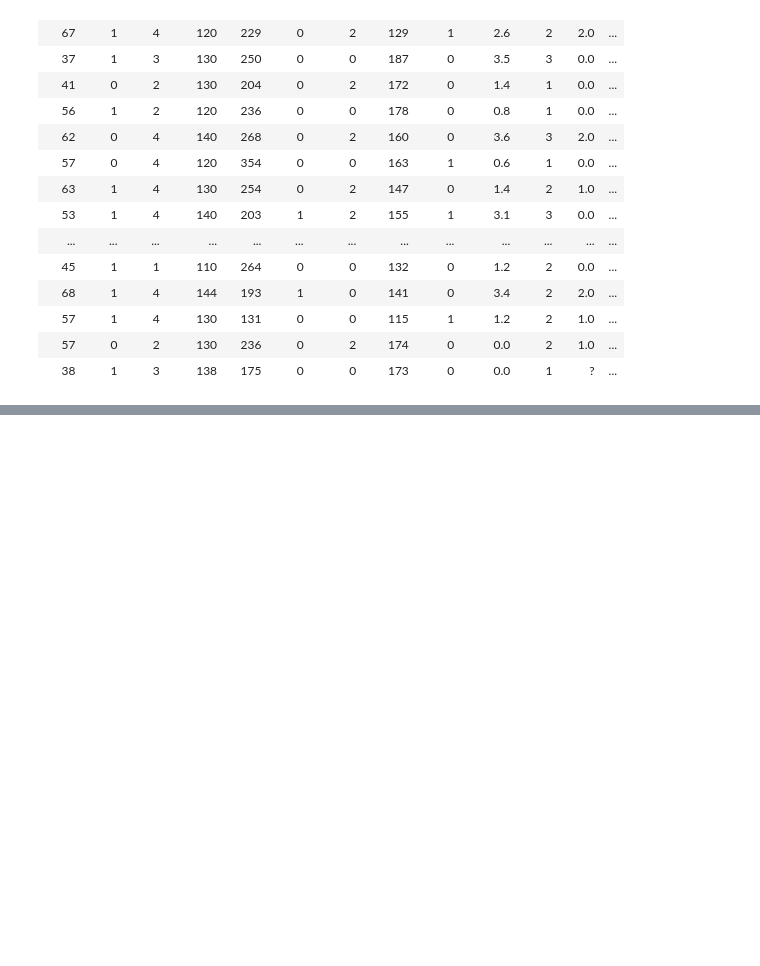
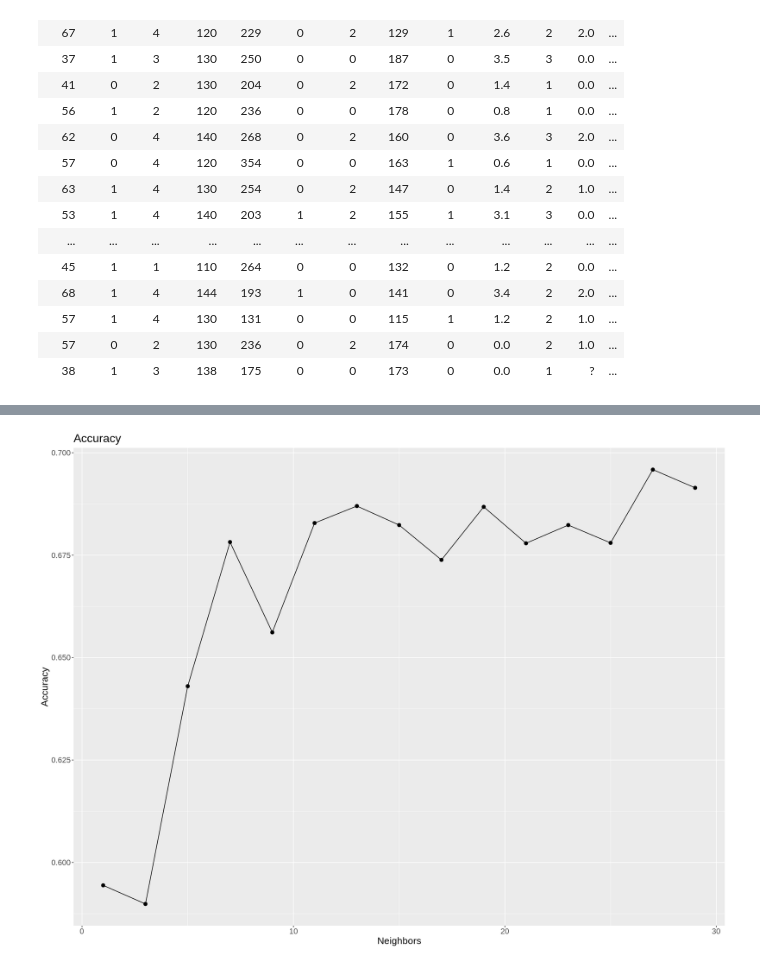
Before and after one commit to andyh031/dsci100-proj-group57, a Jupyter notebook: project.ipynb, the cells around one changed output, grey strips where cells are left out. Cells and saved outputs as stored; diff of their text form; code cells hidden in the pictures; blank space fills up the shorter version.

Commit message:
finish model code

```diff
--- a/project.ipynb
+++ b/project.ipynb
@@ -129,0 +159,25 @@ A tibble: 2 × 5
+# %%
+## Recipe
+set.seed(1500)
+
+heart_recipe <- recipe(status ~ ., data = heart_training) |>
+    step_scale(all_predictors()) |>
+    step_center(all_predictors())
+
+heart_spec <- nearest_neighbor(weight_func = "rectangular", neighbors = tune()) |>
+    set_engine("kknn") |>
+    set_mode("classification")
+
+heart_vfold <- vfold_cv(heart_training, v = 5, strata = status)
+
+gridvals <- tibble(neighbors = seq(from = 1, to = 30, by = 2))
+
+heart_results <- workflow() |>
+    add_recipe(heart_recipe) |>
+    add_model(heart_spec) |>
+    tune_grid(resamples = heart_vfold, grid = gridvals) |>
+    collect_metrics()
+
+accuracies <- heart_results |>
+    filter(.metric == "accuracy")
+accuracies
@@ -129,0 +222,11 @@ A tibble: 2 × 5
+# %%
+accuracy_plot <- accuracies |>
+    ggplot(aes(x = neighbors, y = mean)) +
+    geom_point(size = 2.5) +
+    geom_line() +
+    labs(x = "Neighbors", y = "Accuracy", title = "Accuracy") +
+    theme(text = element_text(size = 16))
+
+accuracy_plot
+# %% [output]
+[figure, added]
```
Also changed, not shown: parts of 10 cells of this notebook.
